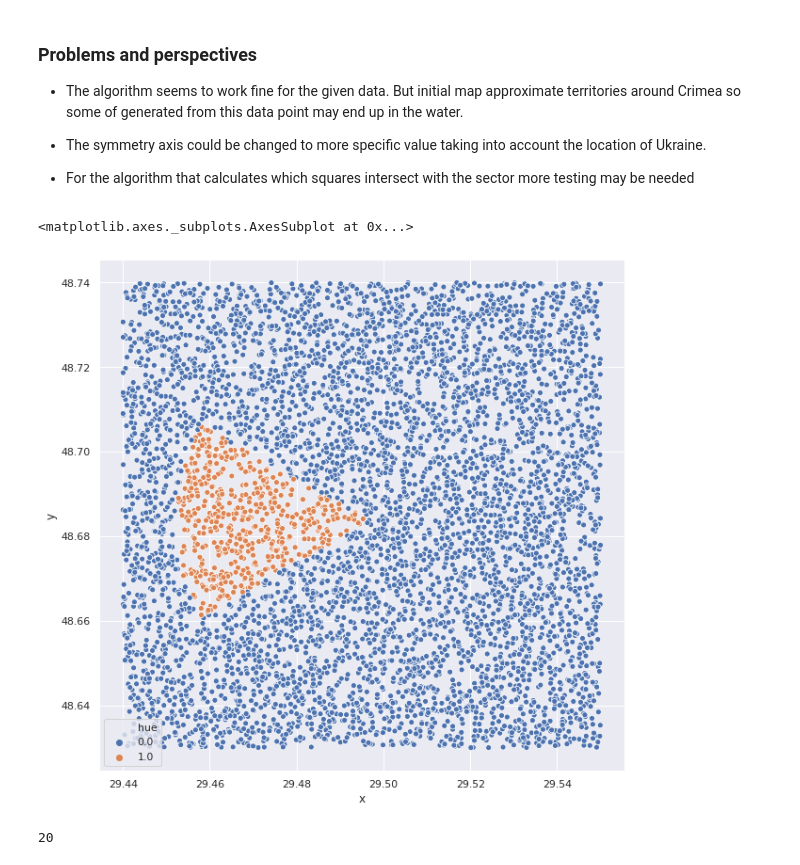
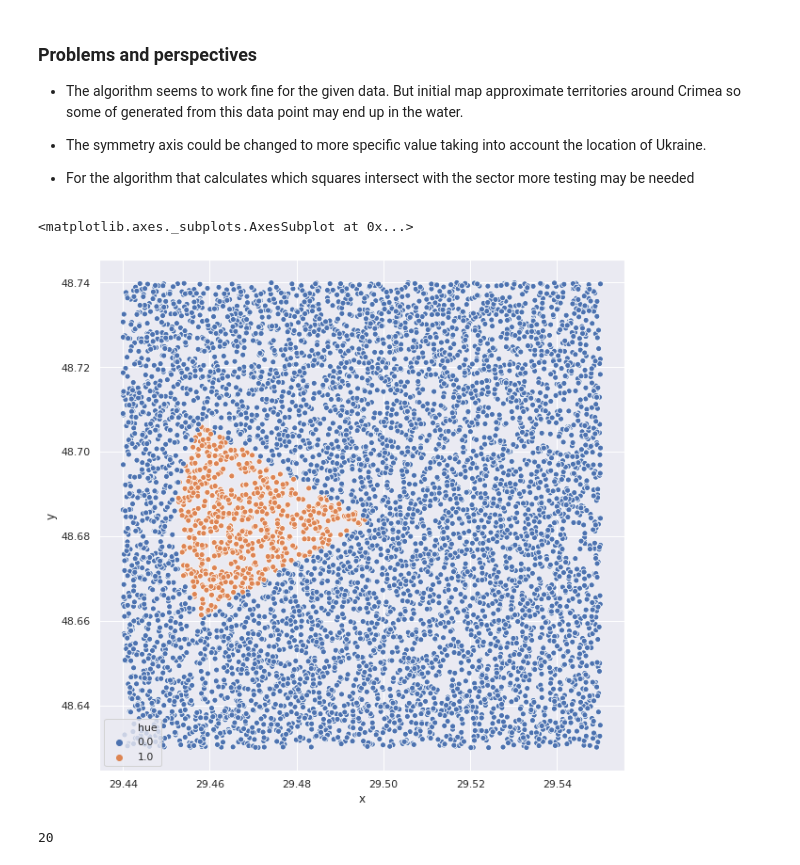
Before and after one commit to tiredwaffle/task_maps, a Jupyter notebook: maps_task_4.ipynb, the cells around one changed output. Drawn from its saved outputs; the diff is of its cells as text; code cells hidden in the pictures.

```diff
--- a/maps_task_4.ipynb
+++ b/maps_task_4.ipynb
@@ -165,6 +165,13 @@ def points_between(point_list, point_range):
 - For the algorithm that calculates which squares intersect with the sector more testing may be needed
 # %%
 def check_point(radius, x, y, percent, startAngle):
+  '''
+  function for checking if the point exists within the sector
+
+  Parameters:
+   *same parameters as were used for the def get_sector*
+  '''
+
     endAngle = 360 / percent + startAngle
     polarradius = math.sqrt(x * x + y * y)
 
@@ -196,22 +203,27 @@ import numpy as np
 import pandas as pd
 import seaborn as sns
 # %%
-distr = np.random.RandomState(42).uniform(0, 0.11, size=(6000, 3))
+'''
+demonstating how the algorithm is checking points
+'''
+
+distr = np.random.RandomState(42).uniform(0, 0.11, size=(7000, 3)) #random 7000 points
+# move the dots to the right place
 for i in range(len(distr)):
   distr[i][0] += 29.44
   distr[i][1] += 48.63
 
-x0, y0 = 29.49691560217542, 48.68363623056098
+x0, y0 = 29.49691560217542, 48.68363623056098 # center of the circle
 
 for i in range(len(distr)):
-  distr[i][2] = check_point(5/km_in_degree_latitude, distr[i][0]-x0, distr[i][1]-y0, 6, 240)
+  distr[i][2] = check_point(5/km_in_degree_latitude, distr[i][0]-x0, distr[i][1]-y0, 6, 240)  # checking all the points
 
 distr_df = pd.DataFrame(data = {'x':[i[0] for i in distr], 'y':[i[1] for i in distr], 'hue':[i[2] for i in distr]})
 
 sns.scatterplot(x = 'x', y = 'y', data = distr_df, hue = 'hue')
 # %% [output]
 <matplotlib.axes._subplots.AxesSubplot at 0x...>
-[figure, old version]
+[figure, new version]
 # %%
 def get_squares_intersect(center_point, radius, percent, start_angle):
   """
```
Also changed, not shown: parts of 2 cells of this notebook.
